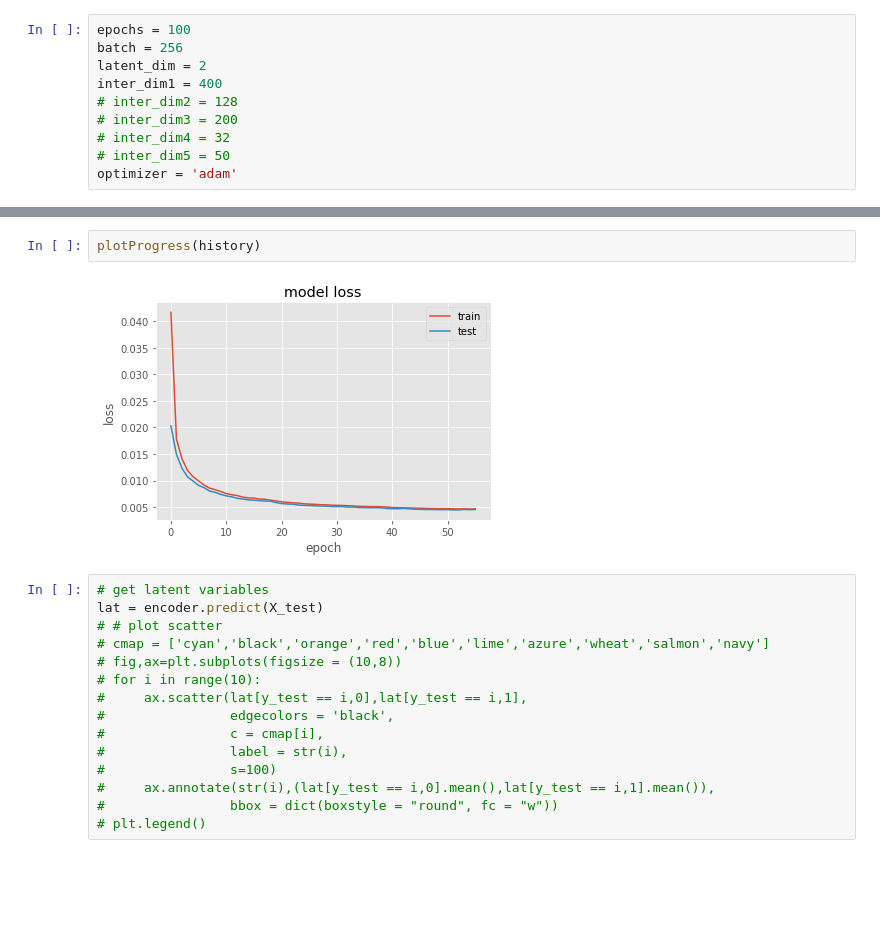
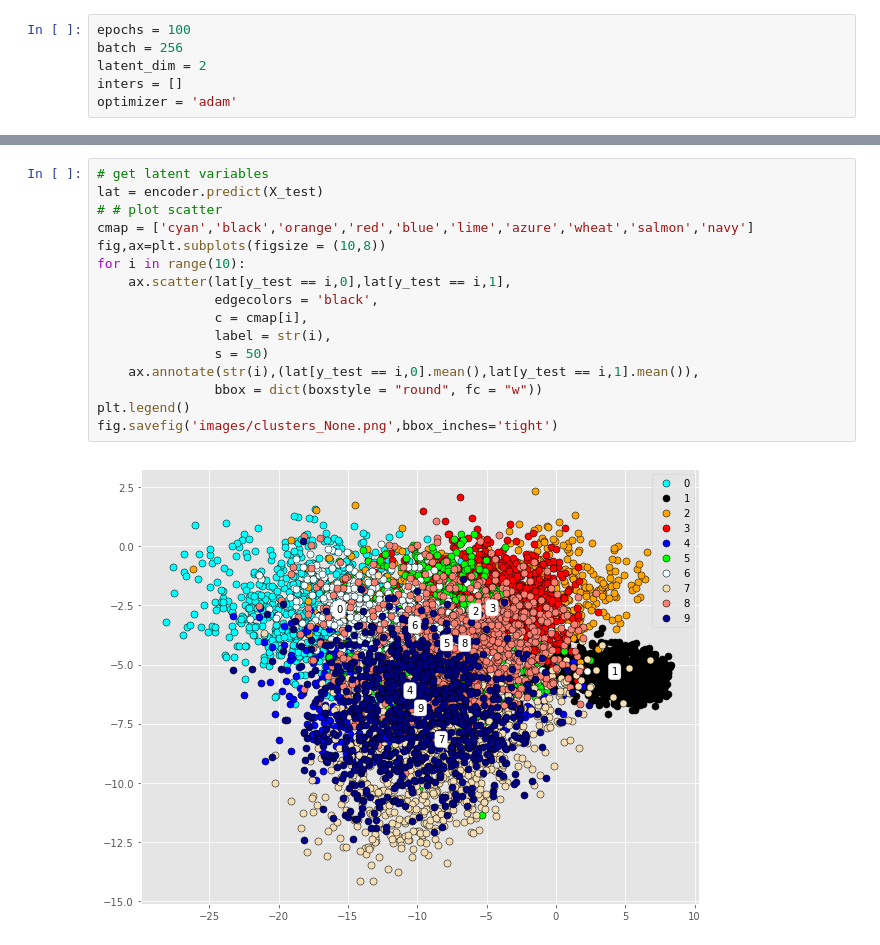
Before and after one commit to taochu/Machine_Learning_Internship_Research, a Jupyter notebook: Autoencoder/Autoencoder.ipynb, the cells around one changed output, grey strips where cells are left out. Drawn from its saved outputs; the diff is of its cells as text; blank space fills up the shorter version.

```diff
--- a/Autoencoder/Autoencoder.ipynb
+++ b/Autoencoder/Autoencoder.ipynb
@@ -66,9 +83,5 @@ print(X_test.shape[0], 'test samples')
 epochs = 100
 batch = 256
 latent_dim = 2
-inter_dim1 = 400
-# inter_dim2 = 128
-# inter_dim3 = 200
-# inter_dim4 = 32
-# inter_dim5 = 50
+inters = []
 optimizer = 'adam'
@@ -151,22 +165,21 @@ Epoch 00056: early stopping
-# %%
-plotProgress(history)
-# %% [output]
-[figure, removed]
 # %%
 # get latent variables
 lat = encoder.predict(X_test)
 # # plot scatter
-# cmap = ['cyan','black','orange','red','blue','lime','azure','wheat','salmon','navy']
-# fig,ax=plt.subplots(figsize = (10,8))
-# for i in range(10):
-#     ax.scatter(lat[y_test == i,0],lat[y_test == i,1],
-#                edgecolors = 'black',
-#                c = cmap[i],
-#                label = str(i),
-#                s=100)
-#     ax.annotate(str(i),(lat[y_test == i,0].mean(),lat[y_test == i,1].mean()),
-#                bbox = dict(boxstyle = "round", fc = "w"))
-# plt.legend()
+cmap = ['cyan','black','orange','red','blue','lime','azure','wheat','salmon','navy']
+fig,ax=plt.subplots(figsize = (10,8))
+for i in range(10):
+    ax.scatter(lat[y_test == i,0],lat[y_test == i,1],
+               edgecolors = 'black',
+               c = cmap[i],
+               label = str(i),
+               s = 50)
+    ax.annotate(str(i),(lat[y_test == i,0].mean(),lat[y_test == i,1].mean()),
+               bbox = dict(boxstyle = "round", fc = "w"))
+plt.legend()
+fig.savefig('images/clusters_None.png',bbox_inches='tight')
+# %% [output]
+[figure, added]
 # %%
 # get decoded digits
 reconstructed = decoder.predict(lat)
```
Also changed, not shown: parts of 17 cells of this notebook, 8 other files.
